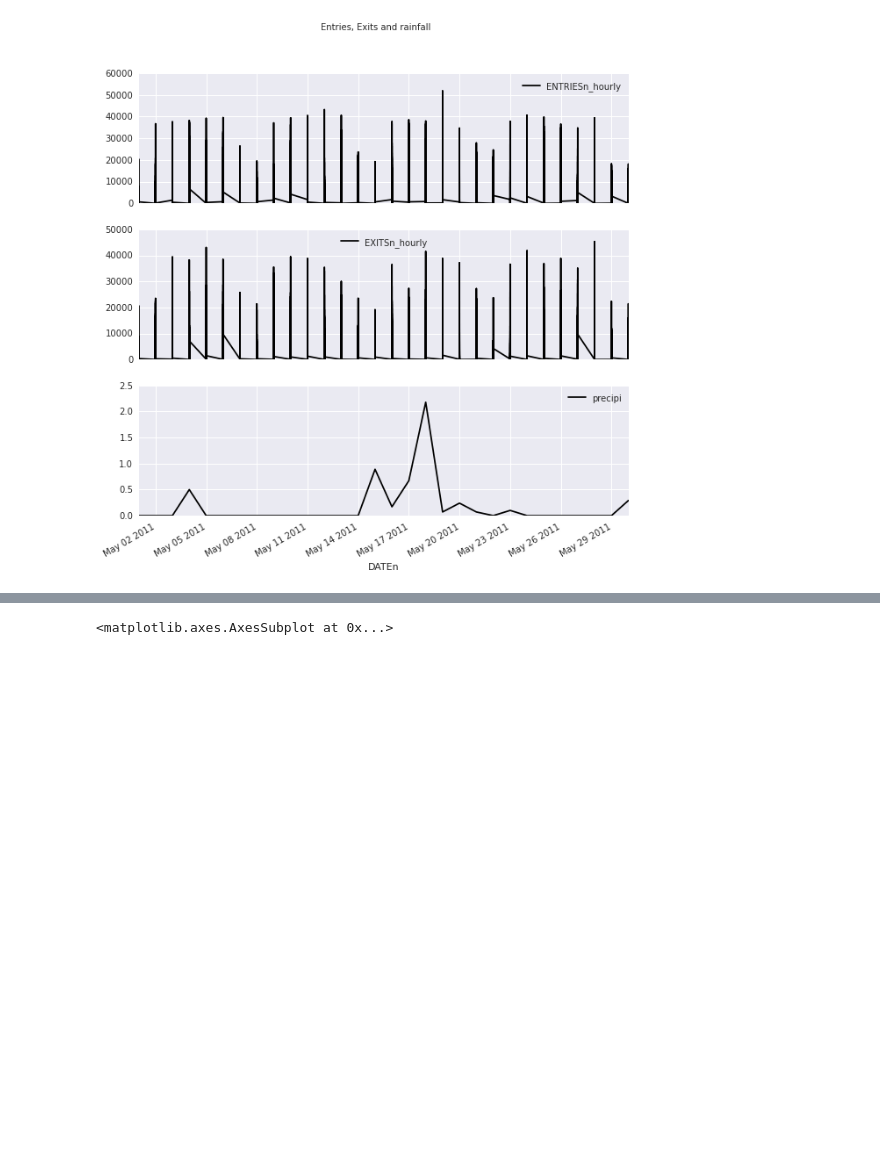
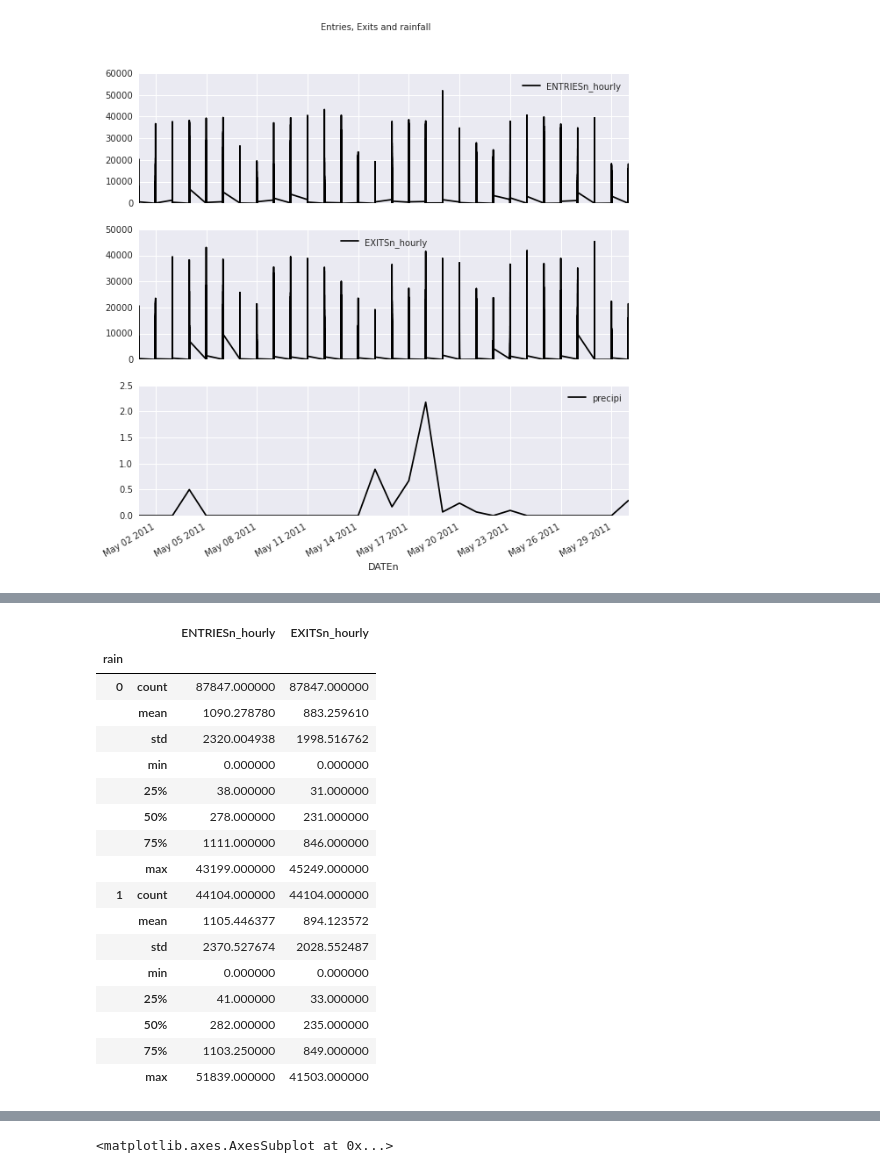
Before and after one commit to Frankri/notebooks, a Jupyter notebook: final_project_restart_A.ipynb, the cells around one changed output, grey strips where cells are left out. Saved outputs shown, nothing was run; the diff lists cells and outputs as text; code cells hidden in the pictures; blank space fills up the shorter version.

```diff
--- a/final_project_restart_A.ipynb
+++ b/final_project_restart_A.ipynb
@@ -113,0 +130,21 @@ data2[['DATEn', 'ENTRIESn_hourly', 'EXITSn_hourly', 'precipi']].plot(title ='Ent
+# %%
+data[['ENTRIESn_hourly', 'EXITSn_hourly', 'rain']].groupby('rain').describe()
+# %% [output]
+|  |  | ENTRIESn_hourly | EXITSn_hourly |
+| rain |  |  |  |
+| 0 | count | 87847.000000 | 87847.000000 |
+|  | mean | 1090.278780 | 883.259610 |
+|  | std | 2320.004938 | 1998.516762 |
+|  | min | 0.000000 | 0.000000 |
+|  | 25% | 38.000000 | 31.000000 |
+|  | 50% | 278.000000 | 231.000000 |
+|  | 75% | 1111.000000 | 846.000000 |
+|  | max | 43199.000000 | 45249.000000 |
+| 1 | count | 44104.000000 | 44104.000000 |
+|  | mean | 1105.446377 | 894.123572 |
+|  | std | 2370.527674 | 2028.552487 |
+|  | min | 0.000000 | 0.000000 |
+|  | 25% | 41.000000 | 33.000000 |
+|  | 50% | 282.000000 | 235.000000 |
+|  | 75% | 1103.250000 | 849.000000 |
+|  | max | 51839.000000 | 41503.000000 |
```
Also changed, not shown: parts of 44 cells of this notebook.
